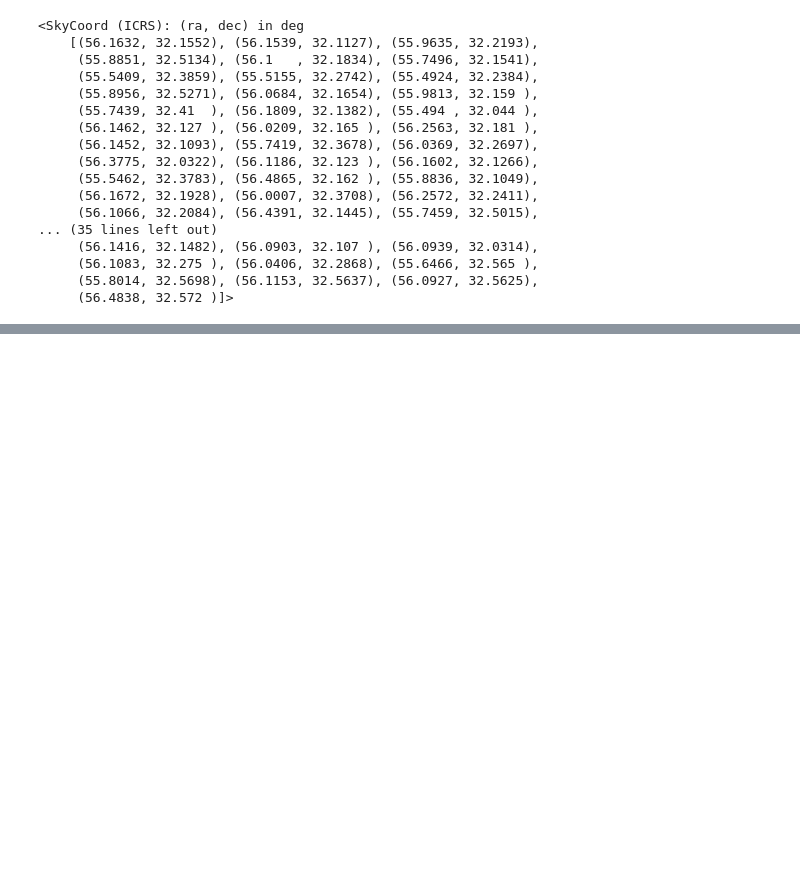
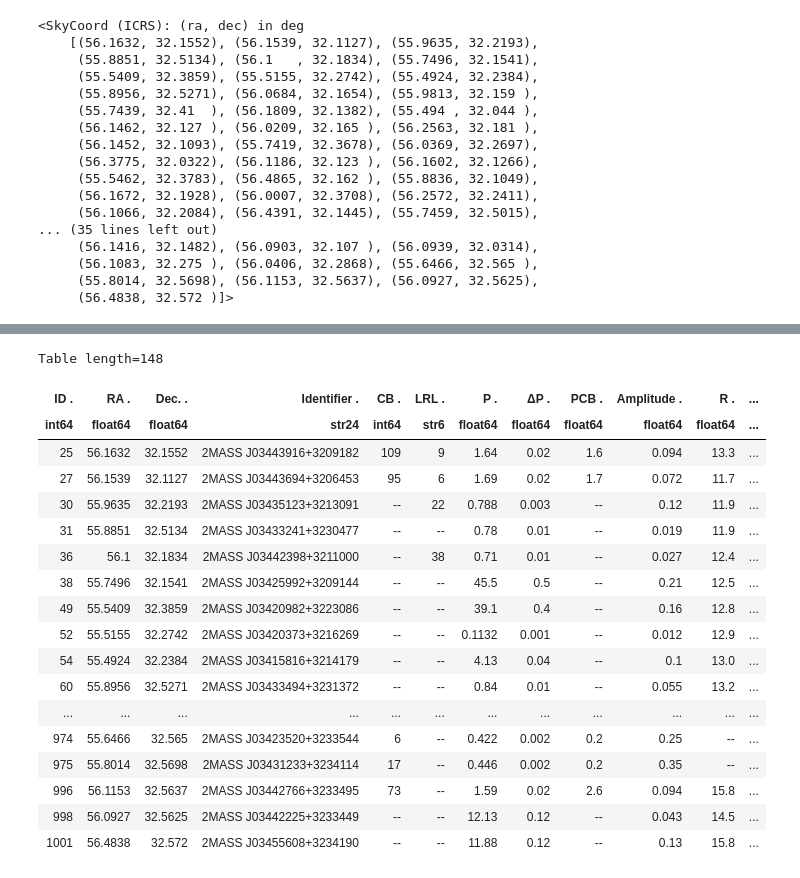
Before and after one commit to tomr-stargazer/Variability_Project_2020, a Jupyter notebook: wuvars/analysis/prototypes/Exploring literature periods.ipynb, the cells around one changed output, grey strips where cells are left out. Drawn from its saved outputs; the diff is of its cells as text; code cells hidden in the pictures; blank space fills up the shorter version.

```diff
--- a/wuvars/analysis/prototypes/Exploring literature periods.ipynb
+++ b/wuvars/analysis/prototypes/Exploring literature periods.ipynb
@@ -680,0 +845,22 @@ f1_coords.flatten()
+# %%
+f1
+# %% [output]
+Table length=148
+| ID . | RA . | Dec. . | Identifier . | CB . | LRL . | P . | ΔP . | PCB . | Amplitude . | R . | ... |
+| int64 | float64 | float64 | str24 | int64 | str6 | float64 | float64 | float64 | float64 | float64 | ... |
+| 25 | 56.1632 | 32.1552 | 2MASS J03443916+3209182 | 109 | 9 | 1.64 | 0.02 | 1.6 | 0.094 | 13.3 | ... |
+| 27 | 56.1539 | 32.1127 | 2MASS J03443694+3206453 | 95 | 6 | 1.69 | 0.02 | 1.7 | 0.072 | 11.7 | ... |
+| 30 | 55.9635 | 32.2193 | 2MASS J03435123+3213091 | -- | 22 | 0.788 | 0.003 | -- | 0.12 | 11.9 | ... |
+| 31 | 55.8851 | 32.5134 | 2MASS J03433241+3230477 | -- | -- | 0.78 | 0.01 | -- | 0.019 | 11.9 | ... |
+| 36 | 56.1 | 32.1834 | 2MASS J03442398+3211000 | -- | 38 | 0.71 | 0.01 | -- | 0.027 | 12.4 | ... |
+| 38 | 55.7496 | 32.1541 | 2MASS J03425992+3209144 | -- | -- | 45.5 | 0.5 | -- | 0.21 | 12.5 | ... |
+| 49 | 55.5409 | 32.3859 | 2MASS J03420982+3223086 | -- | -- | 39.1 | 0.4 | -- | 0.16 | 12.8 | ... |
+| 52 | 55.5155 | 32.2742 | 2MASS J03420373+3216269 | -- | -- | 0.1132 | 0.001 | -- | 0.012 | 12.9 | ... |
+| 54 | 55.4924 | 32.2384 | 2MASS J03415816+3214179 | -- | -- | 4.13 | 0.04 | -- | 0.1 | 13.0 | ... |
+| 60 | 55.8956 | 32.5271 | 2MASS J03433494+3231372 | -- | -- | 0.84 | 0.01 | -- | 0.055 | 13.2 | ... |
+| ... | ... | ... | ... | ... | ... | ... | ... | ... | ... | ... | ... |
+| 974 | 55.6466 | 32.565 | 2MASS J03423520+3233544 | 6 | -- | 0.422 | 0.002 | 0.2 | 0.25 | -- | ... |
+| 975 | 55.8014 | 32.5698 | 2MASS J03431233+3234114 | 17 | -- | 0.446 | 0.002 | 0.2 | 0.35 | -- | ... |
+| 996 | 56.1153 | 32.5637 | 2MASS J03442766+3233495 | 73 | -- | 1.59 | 0.02 | 2.6 | 0.094 | 15.8 | ... |
+| 998 | 56.0927 | 32.5625 | 2MASS J03442225+3233449 | -- | -- | 12.13 | 0.12 | -- | 0.043 | 14.5 | ... |
+| 1001 | 56.4838 | 32.572 | 2MASS J03455608+3234190 | -- | -- | 11.88 | 0.12 | -- | 0.13 | 15.8 | ... |
```
Also changed, not shown: parts of 14 cells of this notebook.
